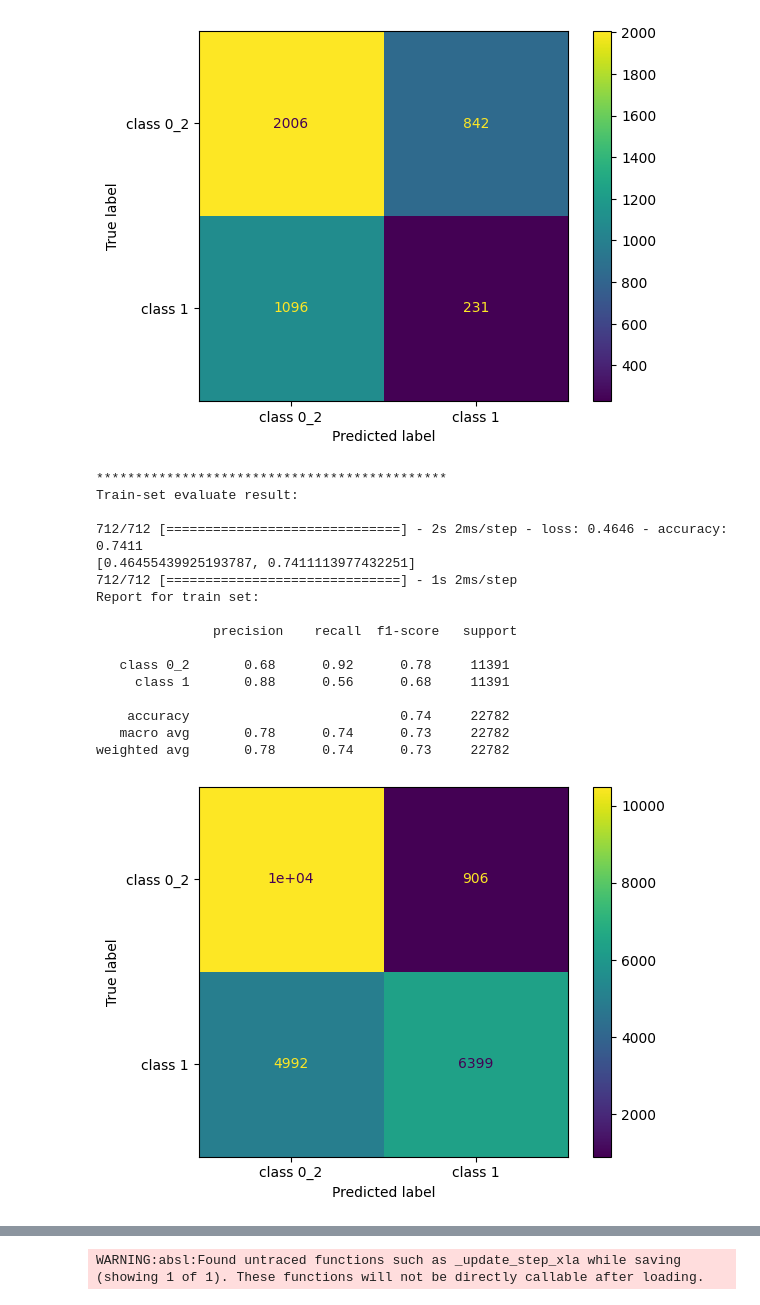
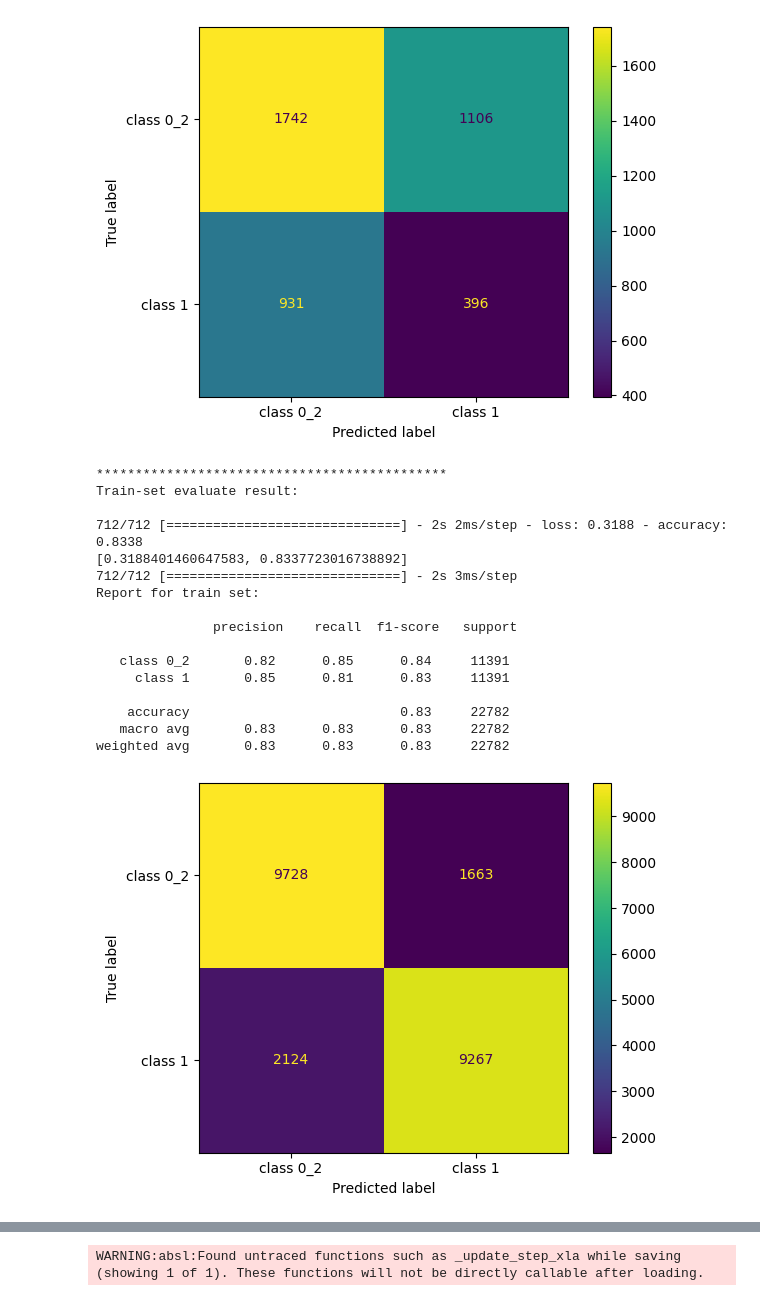
Before and after one commit to vajihe-ameri/predict-software-bugs-in-java-classes, a Jupyter notebook: MLPByClass1.ipynb, the cells around one changed output, grey strips where cells are left out. Drawn from its saved outputs; the diff is of its cells as text; code cells hidden in the pictures.

```diff
--- a/MLPByClass1.ipynb
+++ b/MLPByClass1.ipynb
@@ -98,5 +55,5 @@ _________________________________________________________________
 # %%
-history = model.fit(train_features, train_target['Number of Bugs'], batch_size = 8224, epochs = 10000,  validation_split = 0.2 , callbacks=[checkpoint])
+history = model.fit(train_features, train_target['Number of Bugs'], batch_size = 600, epochs = 5000,  validation_split = 0.2 , callbacks=[checkpoint])
 
 print("\n\n*********************************************\n\n")
 
@@ -189,18 +146,18 @@ weighted avg       0.51      0.54      0.52      4175
-[figure, old version]
+[figure, new version]
 *********************************************
 Train-set evaluate result:
 
-712/712 [==============================] - 2s 2ms/step - loss: 0.4646 - accuracy: 0.7411
-[0.46455439925193787, 0.7411113977432251]
-712/712 [==============================] - 1s 2ms/step
+712/712 [==============================] - 2s 2ms/step - loss: 0.3188 - accuracy: 0.8338
+[0.3188401460647583, 0.8337723016738892]
+712/712 [==============================] - 2s 3ms/step
 Report for train set:
 
                precision    recall  f1-score   support
 
-   class 0_2       0.68      0.92      0.78     11391
-     class 1       0.88      0.56      0.68     11391
+   class 0_2       0.82      0.85      0.84     11391
+     class 1       0.85      0.81      0.83     11391
 
-    accuracy                           0.74     22782
-   macro avg       0.78      0.74      0.73     22782
-weighted avg       0.78      0.74      0.73     22782
+    accuracy                           0.83     22782
+   macro avg       0.83      0.83      0.83     22782
+weighted avg       0.83      0.83      0.83     22782
-[figure, old version]
+[figure, new version]
```
Also changed, not shown: parts of 8 cells of this notebook.
